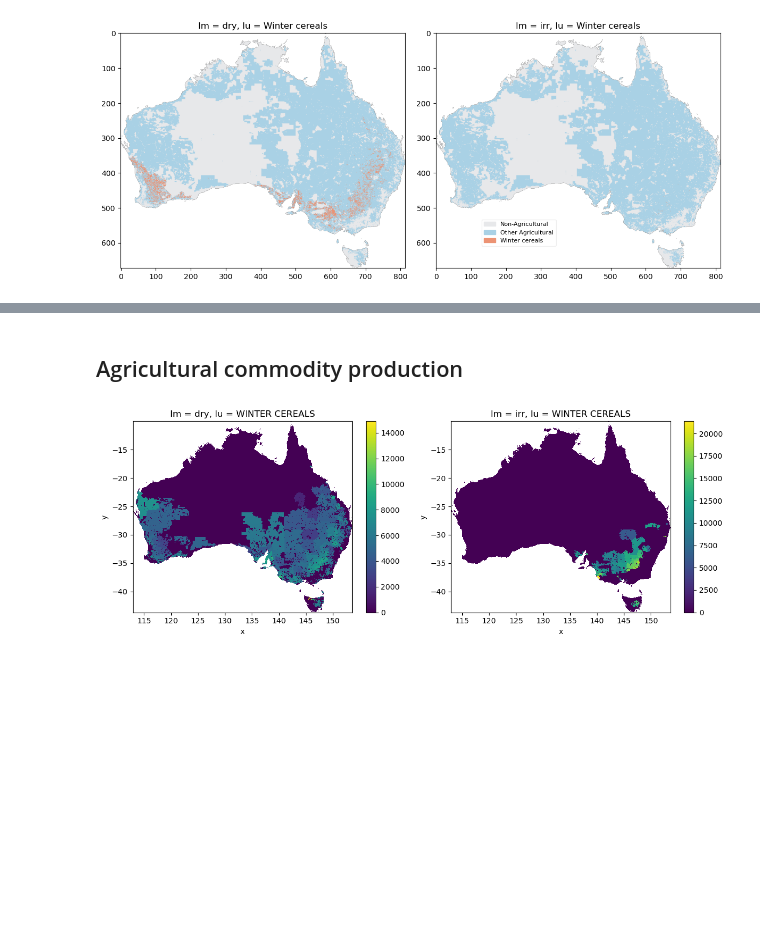
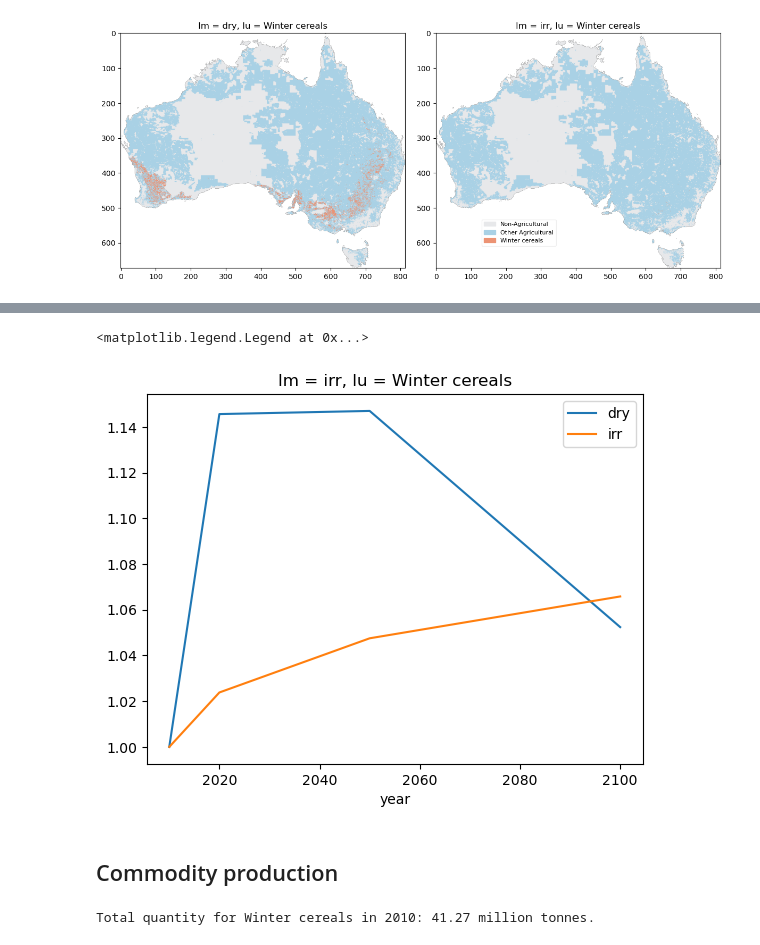
Before and after one commit to land-use-trade-offs/luto-2.0, a Jupyter notebook: luto/tools/Manual_jupyter_books/Chap_1_LUTO_overview.ipynb, the cells around one changed output, grey strips where cells are left out. Drawn from its saved outputs; the diff is of its cells as text; code cells hidden in the pictures; blank space fills up the shorter version.

```diff
--- a/luto/tools/Manual_jupyter_books/Chap_1_LUTO_overview.ipynb
+++ b/luto/tools/Manual_jupyter_books/Chap_1_LUTO_overview.ipynb
@@ -82,2 +228,14 @@ plt.show()
+# %%
+cci_crops_xr_lu_mean = (cci_crops_xr_lu * lu_mask.where(lu_mask == 1)).mean(dim=['x','y'])
+cci_dry_mean = cci_crops_xr_lu_mean.sel(lm='dry').drop_vars('spatial_ref')
+cci_irr_mean = cci_crops_xr_lu_mean.sel(lm='irr').drop_vars('spatial_ref')
+
+
+cci_dry_mean.plot()
+cci_irr_mean.plot()
+plt.legend(['dry', 'irr'])
+# %% [output]
+<matplotlib.legend.Legend at 0x...>
+[figure, added]
 # %% [markdown]
-## Agricultural commodity production
+## Commodity production
@@ -92,12 +241,0 @@ q_irr = q_mrj_xr.sel(lm='irr', lu=lu_desc.upper())
-# %%
-# Create a figure and a set of subplots with 1 row and 2 columns
-fig, axs = plt.subplots(1, 2, figsize=(12, 4.5))
-
-# Plot the maps side by side
-q_dry.plot(vmin=q_dry.min(), vmax=q_dry.max(), ax=axs[0], cmap='viridis')
-q_irr.plot(vmin=q_irr.min(), vmax=q_irr.max(), ax=axs[1], cmap='viridis')
-
-# Optionally, adjust the layout
-plt.tight_layout()
-# %% [output]
-[figure, removed]
@@ -103,0 +255,17 @@ plt.tight_layout()
+# %%
+# Calculate the total quantity for each water supply
+q_dry_begin = mrp_xr.sel(lm='dry', year=year_begin, lu=lu_desc.upper()).drop_vars('spatial_ref')
+q_irr_begin = mrp_xr.sel(lm='irr', year=year_begin, lu=lu_desc.upper()).drop_vars('spatial_ref')
+
+q_dry_total = lu_arr_dry.values * q_dry_begin.values
+q_dry_total = np.nansum(q_dry_total) / 1e6          # million t
+
+q_irr_total = lu_arr_irr.values * q_irr_begin.values
+q_irr_total = np.nansum(q_irr_total) / 1e6          # million t
+
+# Get the total quantity for the given land-use
+q_total = q_dry_total + q_irr_total                 # million t
+
+print(f'Total quantity for {lu_desc} in {year_begin}: {q_total:.2f} million tonnes.')
+# %% [output]
+Total quantity for Winter cereals in 2010: 41.27 million tonnes.
```
Also changed, not shown: parts of 33 cells of this notebook, 4 other files.
